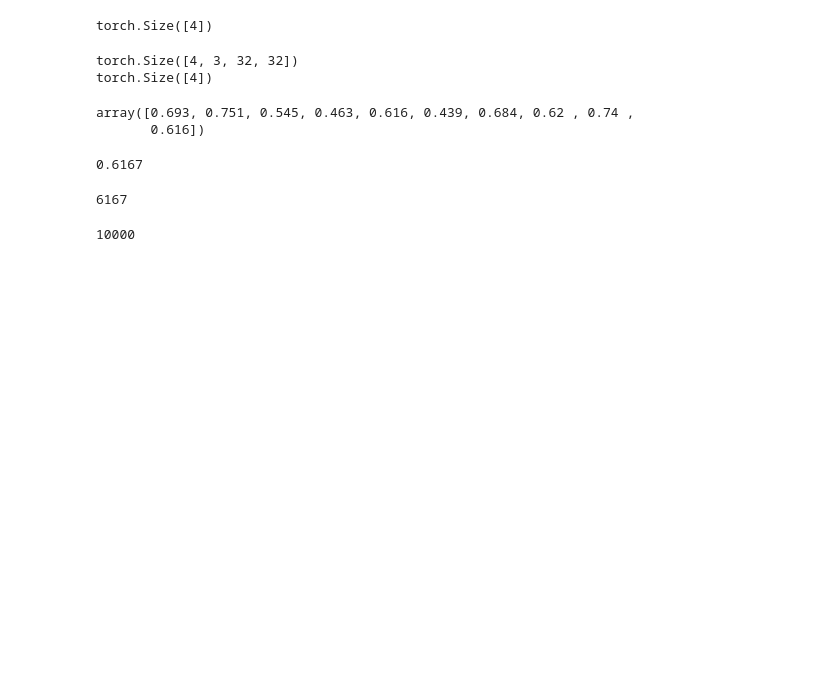
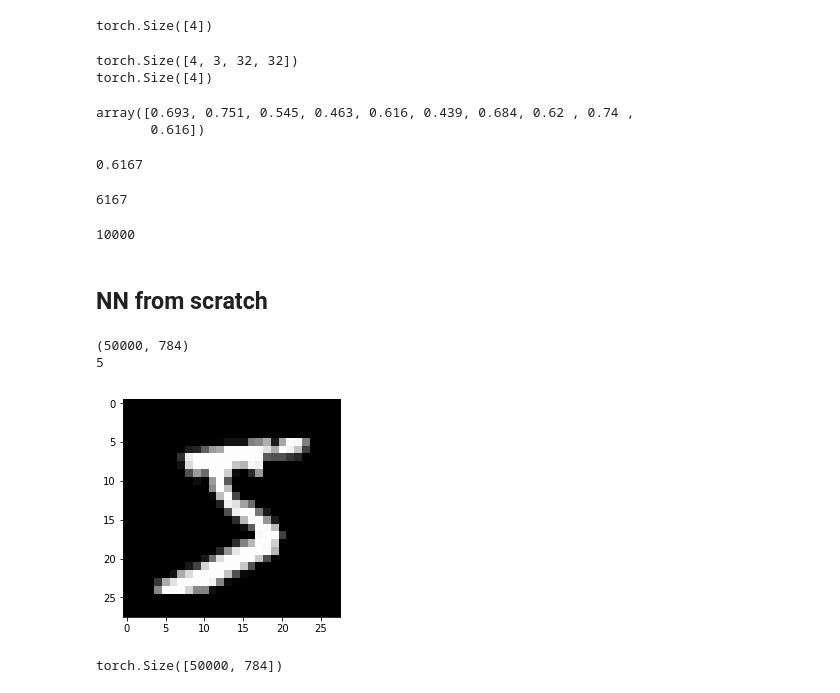
Before and after one commit to devcao/dev-ds-xy.github.io, a Jupyter notebook: pytorch_practice.ipynb, the cells around one changed output. Saved outputs shown, nothing was run; the diff lists cells and outputs as text; code cells hidden in the pictures; blank space fills up the shorter version.

```diff
--- a/pytorch_practice.ipynb
+++ b/pytorch_practice.ipynb
@@ -760,3 +761,5 @@ correct
 total
 # %% [output]
 10000
+# %% [markdown]
+## NN from scratch
@@ -762,0 +794,11 @@ total
+# %%
+from matplotlib import pyplot
+import numpy as np
+
+pyplot.imshow(x_train[0].reshape((28, 28)), cmap="gray")
+print(x_train.shape)
+print(y_train[0])
+# %% [output]
+(50000, 784)
+5
+[figure, added]
@@ -762,0 +811,4 @@ total
+# %%
+x_train.shape
+# %% [output]
+torch.Size([50000, 784])
```
Also changed, not shown: parts of 41 cells of this notebook.
